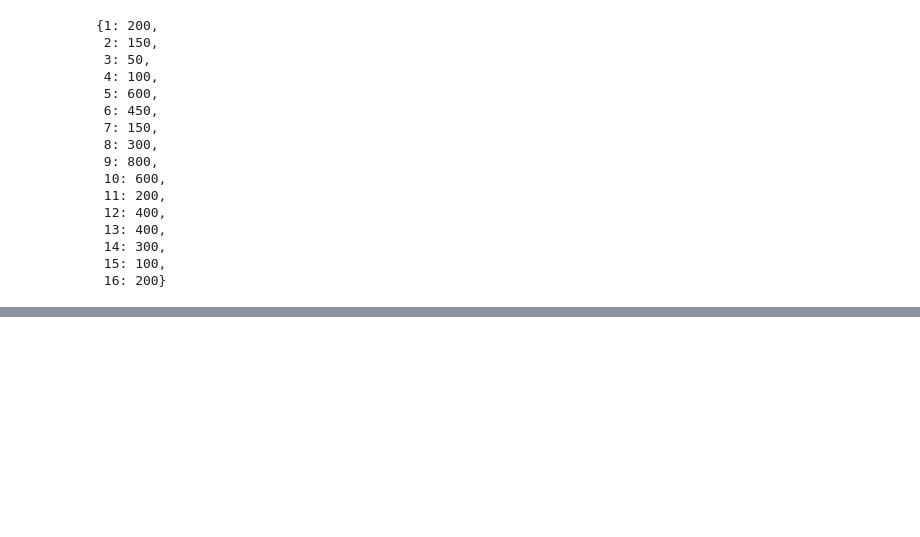
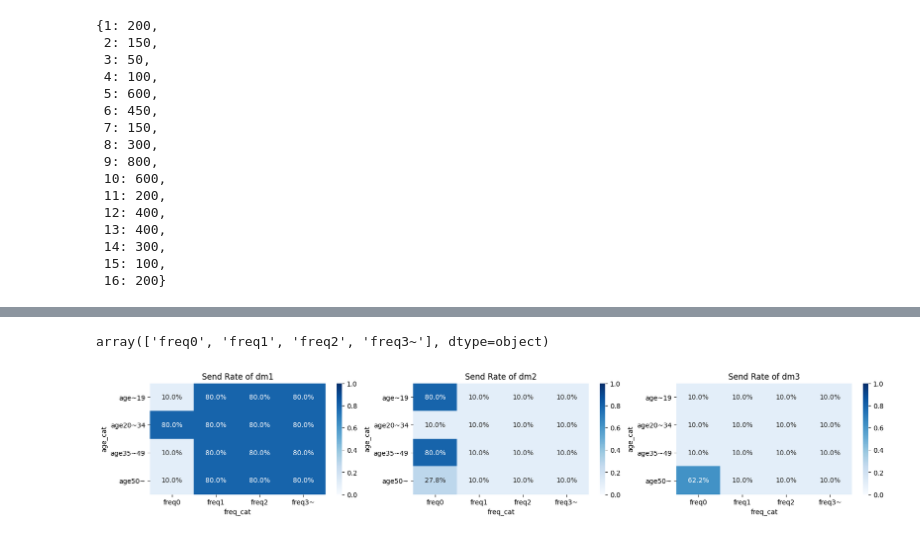
Before and after one commit to eggren3179/learning-numerical-optimization-in-python, a Jupyter notebook: ch04/coupon_and_campaign.ipynb, the cells around one changed output, grey strips where cells are left out. Cells and saved outputs as stored; diff of their text form; code cells hidden in the pictures; blank space fills up the shorter version.

```diff
--- a/ch04/coupon_and_campaign.ipynb
+++ b/ch04/coupon_and_campaign.ipynb
@@ -355,0 +444,2 @@ Culculated time:1.933727741241455 sec
+# %%
+problem += pulp.lpSum(Ns_dict[s] *(Psm[s,m] - Psm[s,1]) * xsm[s, m] for s in S_list for m in [2,3])
@@ -355,0 +449,2 @@ Culculated time:1.933727741241455 sec
+# %%
+problem += pulp.lpSum(Cm[m] * Ns_dict[s] * Psm[s,m] * xsm[s,m] for s in S_list for m in [2,3]) <= 1000000
@@ -355,0 +454,4 @@ Culculated time:1.933727741241455 sec
+# %%
+for s in S_list:
+    for m in M_list:
+        problem += xsm[s,m] >= 0.1
@@ -355,0 +494,3 @@ Culculated time:1.933727741241455 sec
+# %%
+send_dm_df = pd.DataFrame([[xsm[s,m].value() for m in M_list] for s in S_list], columns=[f"send_prob_dm{i}" for i in M_list])
+seg_send_df = pd.concat([visit_probability_df[["segment_id", "age_cat", "freq_cat"]], send_dm_df], axis=1)
@@ -355,0 +537,14 @@ Culculated time:1.933727741241455 sec
+# %%
+seg_send_df["freq_cat"].unique()
+# %% [output]
+array(['freq0', 'freq1', 'freq2', 'freq3~'], dtype=object)
+# %%
+#各セグメントに対するそれぞれのDMの送付率
+fig,ax = plt.subplots(1,3, figsize=(20,3))
+for i, dm in enumerate([f"send_prob_dm{i}" for i in range(1,4)]):
+    seg_send_each_df = pd.pivot_table(data=seg_send_df, values=dm, columns="freq_cat", index="age_cat", aggfunc="mean")
+    seg_send_each_df = seg_send_each_df.reindex(["age~19", "age20~34", "age35~49", "age50~"])
+    sns.heatmap(seg_send_each_df, annot=True, fmt=".1%", vmin=0, vmax=1, cmap="Blues", ax=ax[i])
+    ax[i].set_title(f"Send Rate of {dm.replace('send_prob_', '')}")
+# %% [output]
+[figure, added]
```
Also changed, not shown: parts of 62 cells of this notebook.
